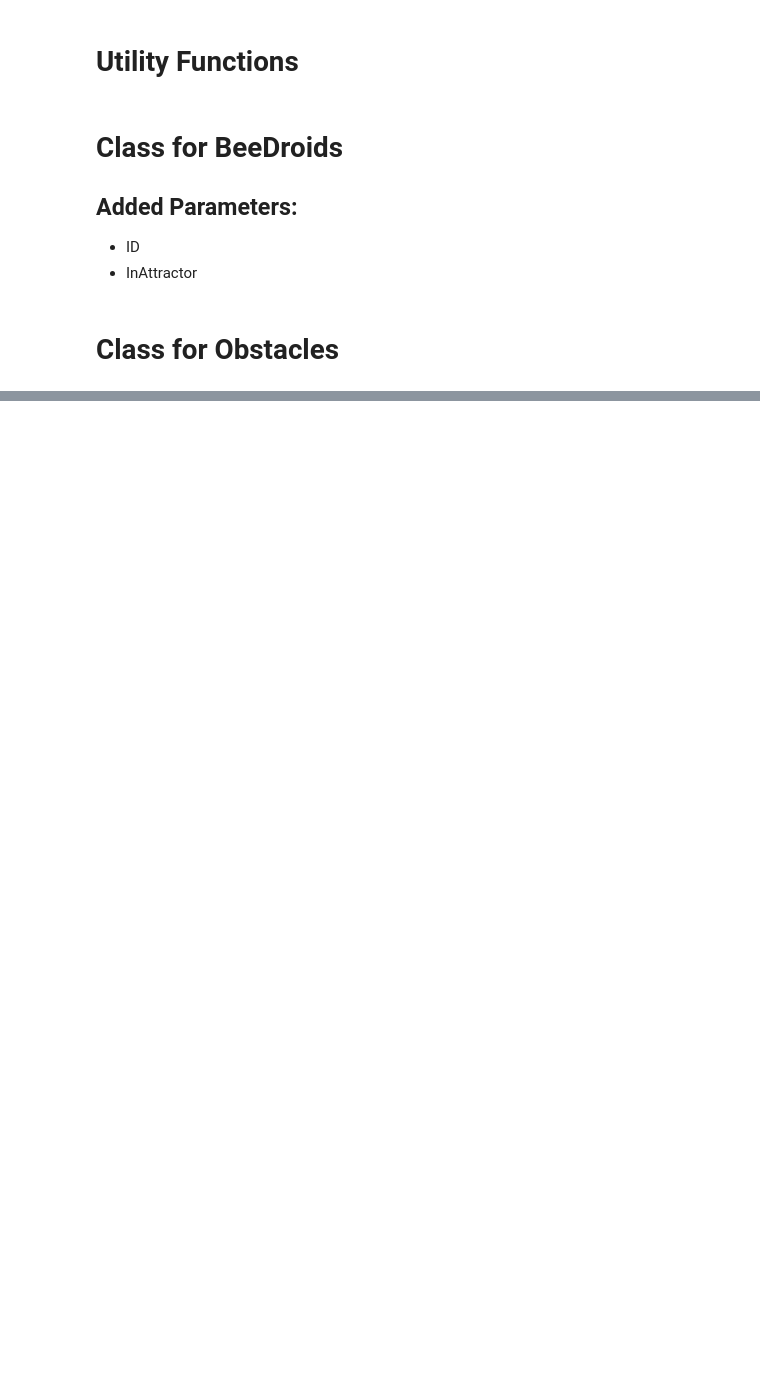
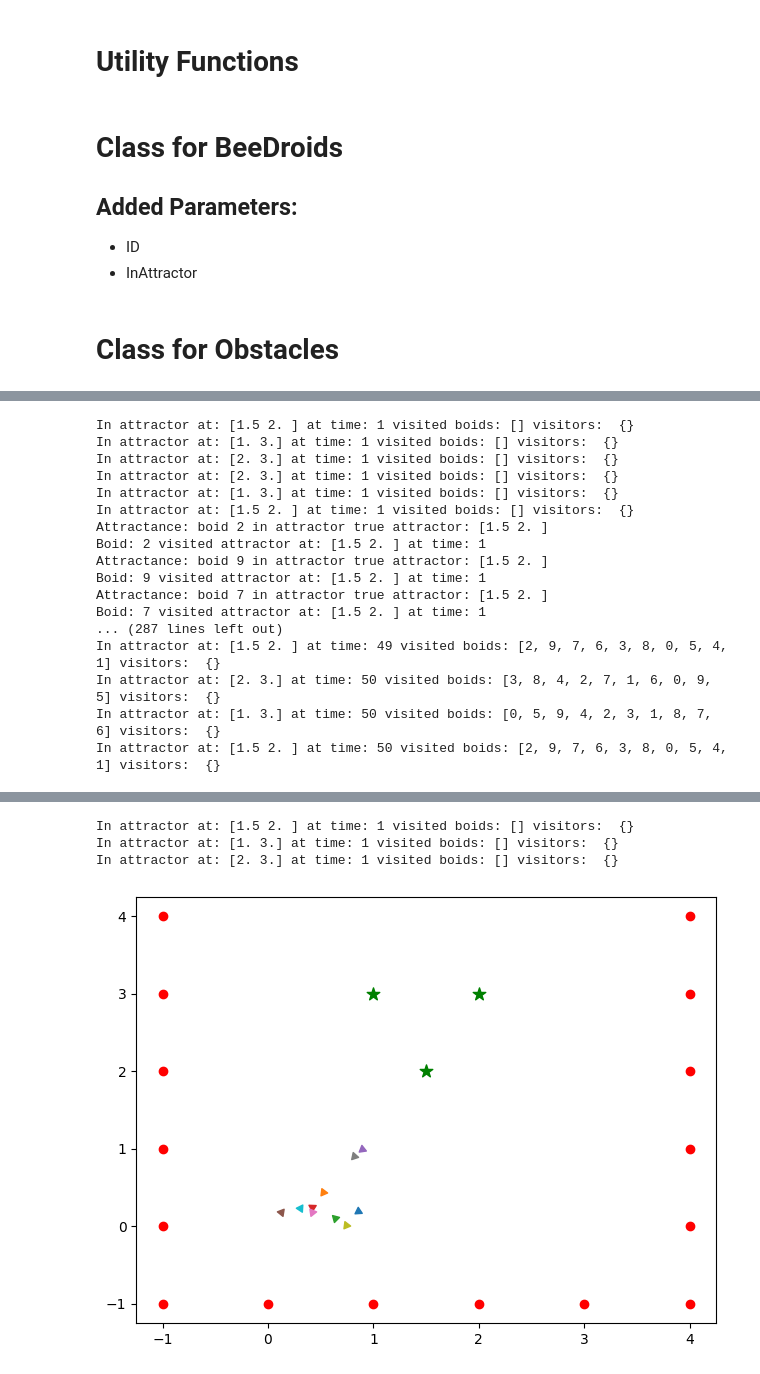
Before and after one commit to Ismail-Armutcu/Algorithms-for-Interactive-Sytems, a Jupyter notebook: MMI513_PA6_BeeDroids.ipynb, the cells around one changed output, grey strips where cells are left out. Drawn from its saved outputs; the diff is of its cells as text; code cells hidden in the pictures; blank space fills up the shorter version.

```diff
--- a/MMI513_PA6_BeeDroids.ipynb
+++ b/MMI513_PA6_BeeDroids.ipynb
@@ -450,0 +472,46 @@ def flock(B, ObstacleSet,AttractorSet, ws=0.2, wa=0.2, wc=0.4, wf=0.8, wattr=1.0
+# %%
+fig,ax = plt.subplots()
+def update1(frame):
+    global F,ax,fig,obsset,aset
+    if frame == 0:
+      positionsObstacle = [
+                     np.array([4, 4]),np.array([4, 3]),np.array([4, 2]),np.array([4, 1]),np.array([4, 0]),np.array([4, -1]),
+                     np.array([3, -1]),np.array([2, -1]),np.array([1, -1]),np.array([0, -1]),np.array([-1, -1]),
+                     np.array([-1, 0]),np.array([-1, 1]),np.array([-1, 2]),np.array([-1, 3]),np.array([-1, 4])]
+      radiiObstacle = [0.1]*16
+      positionsAttractor = [np.array([1.0, 3.0]),np.array([2.0, 3.0]),np.array([1.5, 2.0])]
+      radiiAttractor = [0.1]*3
+      obsset = obstacleset(positionsObstacle, radiiObstacle)
+      aset = attractorset(positionsAttractor, radiiAttractor)
+      F = flockset(10, [0, 1], [0, 1], 0.1, 1., obsset, 5)
+
+    ax.clear()
+    fig,ax = plotobstacleset(obsset,fig,ax)
+    fig,ax = plotflockset(F, fig,ax)
+    fig,ax = plotattractorset(aset,fig,ax)
+    fig.tight_layout()
+    F = flock(F, obsset,aset)
+
+
+
+
+ani = animation.FuncAnimation(fig, update1, frames=50, interval=250);
+HTML(ani.to_html5_video())
+# %% [output]
+In attractor at: [1.5 2. ] at time: 1 visited boids: [] visitors:  {}
+In attractor at: [1. 3.] at time: 1 visited boids: [] visitors:  {}
+In attractor at: [2. 3.] at time: 1 visited boids: [] visitors:  {}
+In attractor at: [2. 3.] at time: 1 visited boids: [] visitors:  {}
+In attractor at: [1. 3.] at time: 1 visited boids: [] visitors:  {}
+In attractor at: [1.5 2. ] at time: 1 visited boids: [] visitors:  {}
+Attractance: boid 2 in attractor true attractor: [1.5 2. ]
+Boid: 2 visited attractor at: [1.5 2. ] at time: 1
+Attractance: boid 9 in attractor true attractor: [1.5 2. ]
+Boid: 9 visited attractor at: [1.5 2. ] at time: 1
+Attractance: boid 7 in attractor true attractor: [1.5 2. ]
+Boid: 7 visited attractor at: [1.5 2. ] at time: 1
+... (287 lines left out)
+In attractor at: [1.5 2. ] at time: 49 visited boids: [2, 9, 7, 6, 3, 8, 0, 5, 4, 1] visitors:  {}
+In attractor at: [2. 3.] at time: 50 visited boids: [3, 8, 4, 2, 7, 1, 6, 0, 9, 5] visitors:  {}
+In attractor at: [1. 3.] at time: 50 visited boids: [0, 5, 9, 4, 2, 3, 1, 8, 7, 6] visitors:  {}
+In attractor at: [1.5 2. ] at time: 50 visited boids: [2, 9, 7, 6, 3, 8, 0, 5, 4, 1] visitors:  {}
@@ -450,0 +519,4 @@ def flock(B, ObstacleSet,AttractorSet, ws=0.2, wa=0.2, wc=0.4, wf=0.8, wattr=1.0
+In attractor at: [1.5 2. ] at time: 1 visited boids: [] visitors:  {}
+In attractor at: [1. 3.] at time: 1 visited boids: [] visitors:  {}
+In attractor at: [2. 3.] at time: 1 visited boids: [] visitors:  {}
+[figure, added]
```
Also changed, not shown: parts of 17 cells of this notebook.
